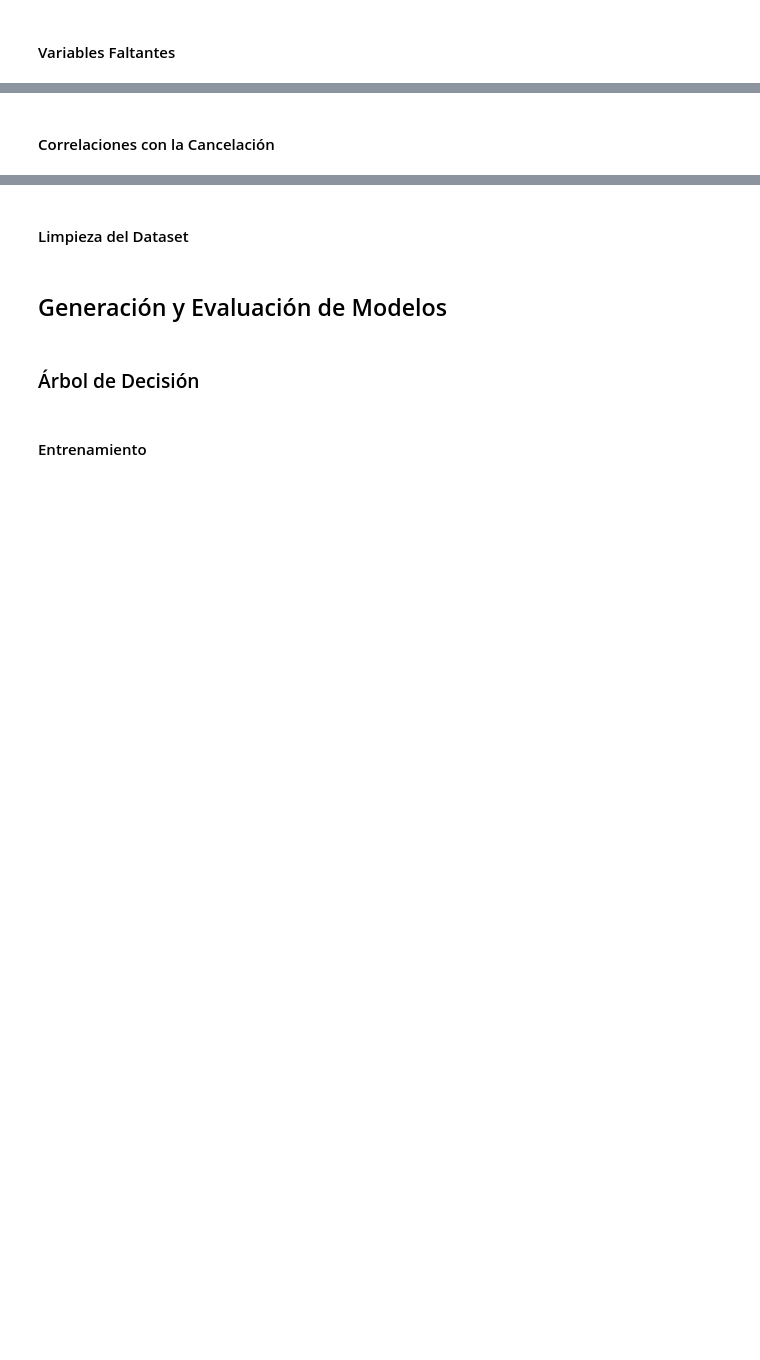
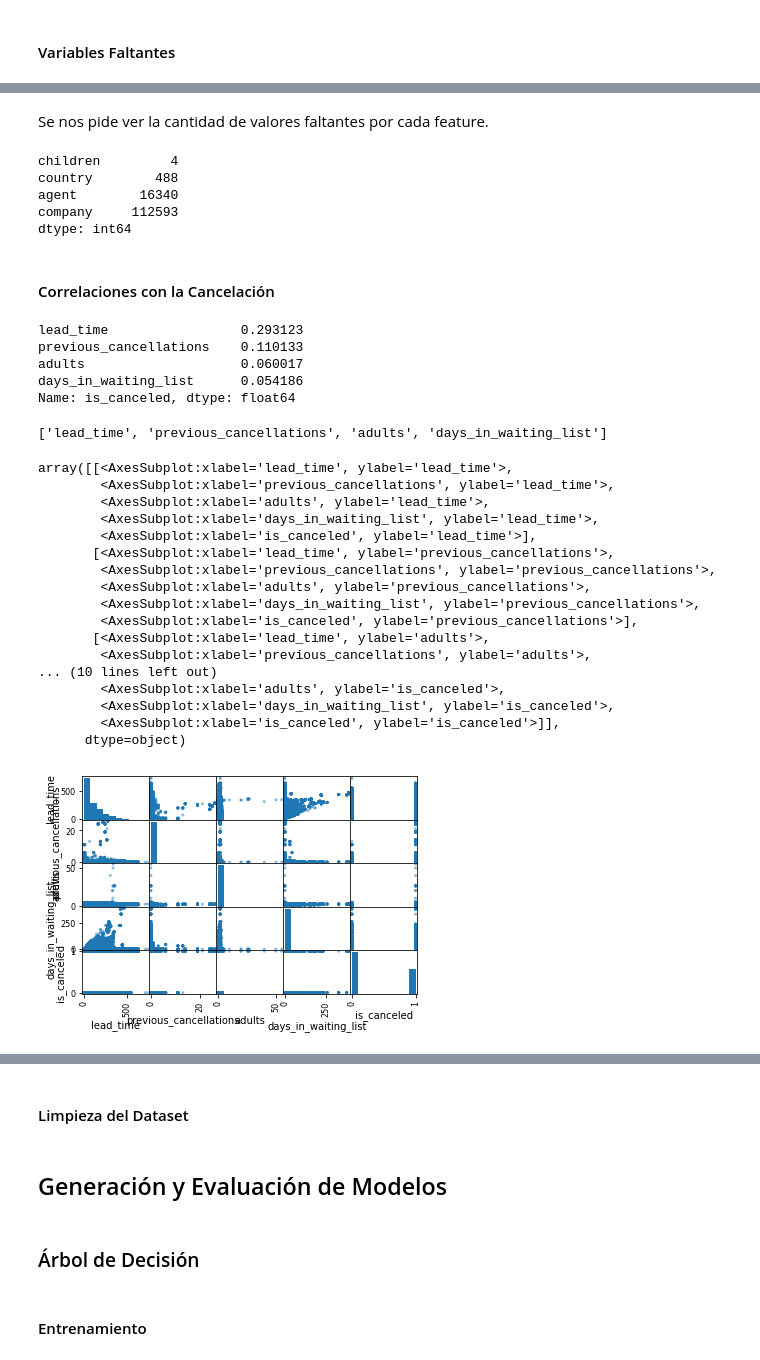
Before and after one commit to Jonathan-R0/TP2-OrganizacionDeDatos, a Jupyter notebook: src/Parte2.ipynb, the cells around one changed output, grey strips where cells are left out. Drawn from its saved outputs; the diff is of its cells as text; code cells hidden in the pictures; blank space fills up the shorter version.

Commit message:
Scatter matrices

```diff
--- a/src/Parte2.ipynb
+++ b/src/Parte2.ipynb
@@ -209,2 +212,49 @@ dtype: int64
+# %% [markdown]
+Se nos pide ver la cantidad de valores faltantes por cada feature.
+# %%
+nan_features = pd.isnull(bookings).sum()
+nan_features[nan_features > 0]
+# %% [output]
+children         4
+country        488
+agent        16340
+company     112593
+dtype: int64
 # %% [markdown]
 #### Correlaciones con la Cancelación
+# %%
+cancelation_corrs = bookings.corr()['is_canceled']
+cancelation_corrs = cancelation_corrs[cancelation_corrs < 1].nlargest(4)
+top_cancelation_corrs = list(cancelation_corrs.index)
+cancelation_corrs
+# %% [output]
+lead_time                 0.293123
+previous_cancellations    0.110133
+adults                    0.060017
+days_in_waiting_list      0.054186
+Name: is_canceled, dtype: float64
+# %%
+top_cancelation_corrs
+# %% [output]
+['lead_time', 'previous_cancellations', 'adults', 'days_in_waiting_list']
+# %%
+pd.plotting.scatter_matrix(bookings[top_cancelation_corrs + ['is_canceled']])
+# %% [output]
+array([[<AxesSubplot:xlabel='lead_time', ylabel='lead_time'>,
+        <AxesSubplot:xlabel='previous_cancellations', ylabel='lead_time'>,
+        <AxesSubplot:xlabel='adults', ylabel='lead_time'>,
+        <AxesSubplot:xlabel='days_in_waiting_list', ylabel='lead_time'>,
+        <AxesSubplot:xlabel='is_canceled', ylabel='lead_time'>],
+       [<AxesSubplot:xlabel='lead_time', ylabel='previous_cancellations'>,
+        <AxesSubplot:xlabel='previous_cancellations', ylabel='previous_cancellations'>,
+        <AxesSubplot:xlabel='adults', ylabel='previous_cancellations'>,
+        <AxesSubplot:xlabel='days_in_waiting_list', ylabel='previous_cancellations'>,
+        <AxesSubplot:xlabel='is_canceled', ylabel='previous_cancellations'>],
+       [<AxesSubplot:xlabel='lead_time', ylabel='adults'>,
+        <AxesSubplot:xlabel='previous_cancellations', ylabel='adults'>,
+... (10 lines left out)
+        <AxesSubplot:xlabel='adults', ylabel='is_canceled'>,
+        <AxesSubplot:xlabel='days_in_waiting_list', ylabel='is_canceled'>,
+        <AxesSubplot:xlabel='is_canceled', ylabel='is_canceled'>]],
+      dtype=object)
+[figure, added]
```
Also changed, not shown: parts of 20 cells of this notebook.
